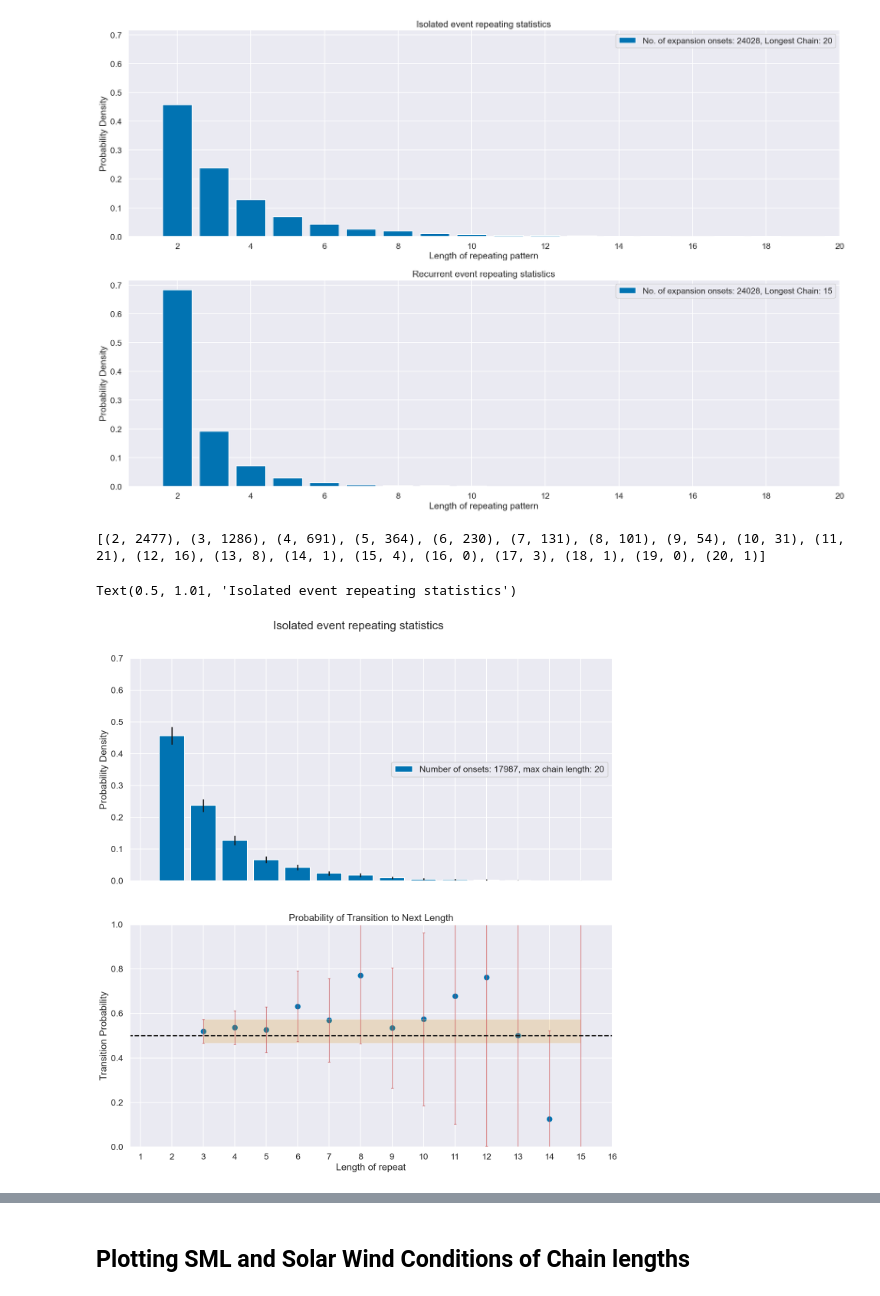
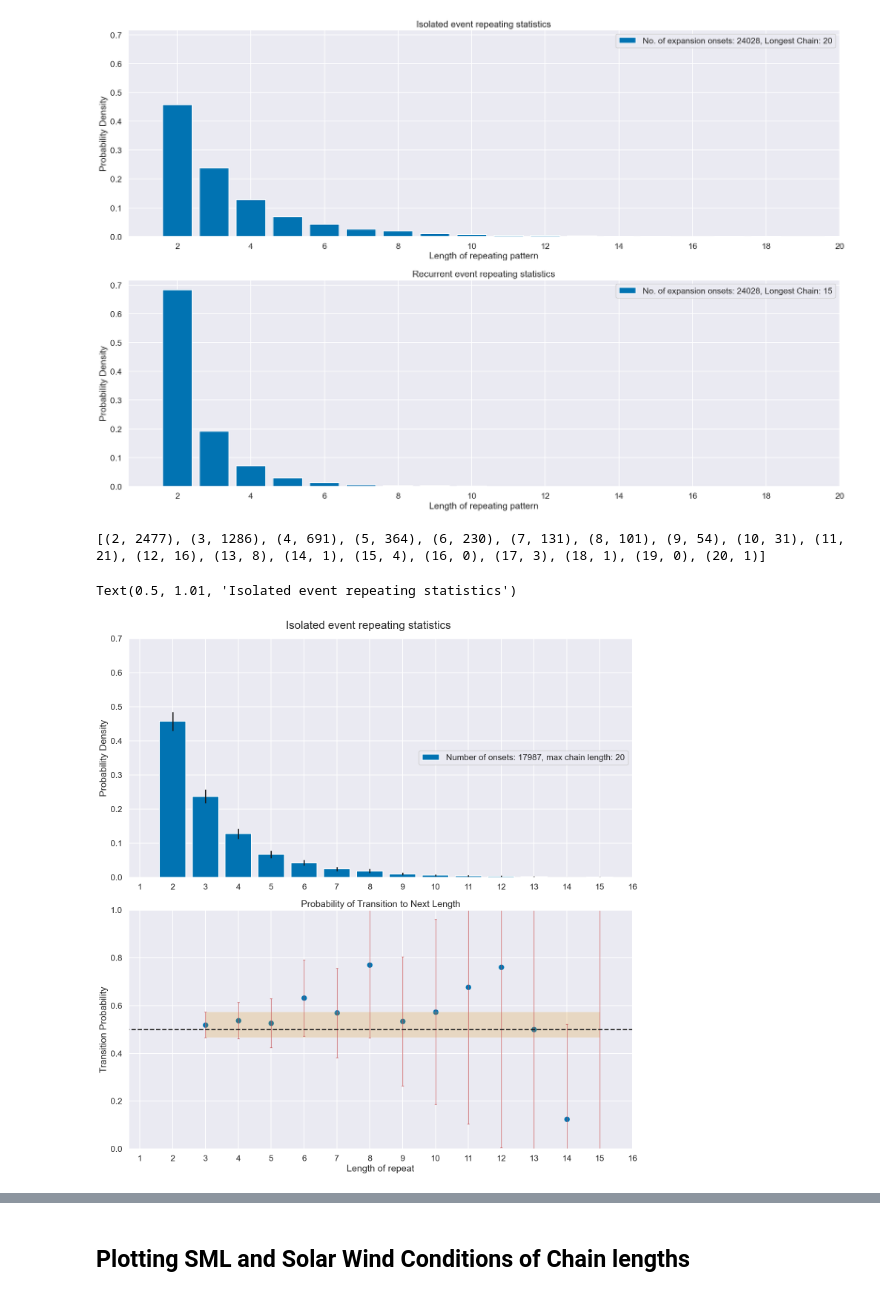
Before and after one commit to christianlao12/DP1_DP2_Project, a Jupyter notebook: substorm_type_statistics.ipynb, the cells around one changed output, grey strips where cells are left out. Saved outputs shown, nothing was run; the diff lists cells and outputs as text; code cells hidden in the pictures.

```diff
--- a/substorm_type_statistics.ipynb
+++ b/substorm_type_statistics.ipynb
@@ -499,35 +499,36 @@ yerror = 3*yerror
 y = y/np.sum(y)
 yanalysis = yanalysis/sum(yanalysis)
 
 ratio = np.array([yanalysis[i]/yanalysis[i-1] for i in range(1,len(yanalysis))])
 ratioerror = np.array([np.sqrt((yerror[i]/yanalysis[i])**2 + (yerror[i-1]/yanalysis[i-1])**2) for i in range(1,len(yanalysis))])
 ratioerror = ratioerror*ratio
 
 fig, (ax, ax1) = plt.subplots(2,1,sharex=True,figsize=(15,15))
 
 ax.bar(x,y,yerr=yerror,label='Number of onsets: {}, max chain length: {}'.format(len(indices_onsets)+len(firstgerg),np.max(co)))
 ax.legend(loc='center right')
 ax.set_ylabel('Probability Density')
 ax.set_xlim(right=16)
 ax.set_ylim(0, 0.7)
+ax.xaxis.set_tick_params(labelbottom=True)
 
 ax1.scatter(x[:len(ratio)]+1, ratio[:len(ratio)])
 ax1.errorbar(x[:len(ratio)]+1, ratio[:len(ratio)], yerr=ratioerror, fmt='none', ecolor='r', elinewidth=1, capsize=2)
 ax1.xaxis.set_major_locator(ticker.MultipleLocator(1))
 ax1.set_xlabel("Length of repeat")
 ax1.set_ylabel('Transition Probability')
 ax1.set_title("Probability of Transition to Next Length")
 ax1.set_ylim(0,1)
 ax1.fill_between(x[:len(ratio)]+1, ratio[0]-ratioerror[0], ratio[0]+ratioerror[0], alpha=0.2)
 ax1.hlines(0.5,0,16,linestyles='dashed',colors='k')
 
 
-fig.tight_layout(pad=3)
+fig.tight_layout(pad=1)
 fig.suptitle('Isolated event repeating statistics',y=1.01)
 # %% [output]
 [(2, 2477), (3, 1286), (4, 691), (5, 364), (6, 230), (7, 131), (8, 101), (9, 54), (10, 31), (11, 21), (12, 16), (13, 8), (14, 1), (15, 4), (16, 0), (17, 3), (18, 1), (19, 0), (20, 1)]
 Text(0.5, 1.01, 'Isolated event repeating statistics')
-[figure, old version]
+[figure, new version]
 # %%
 # Analysis of erer chain lengths
 x = np.where(sophie80onsetdf['ERER']==1)[0]
```
Also changed, not shown: parts of 1 cell of this notebook.
